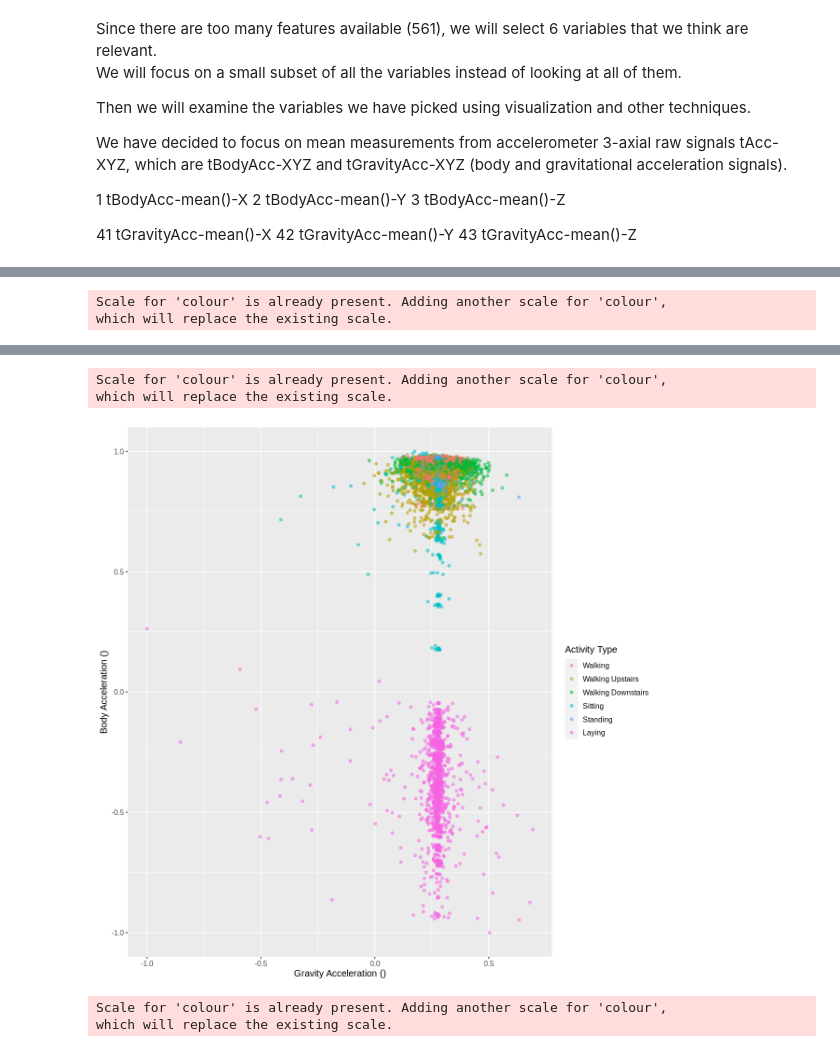
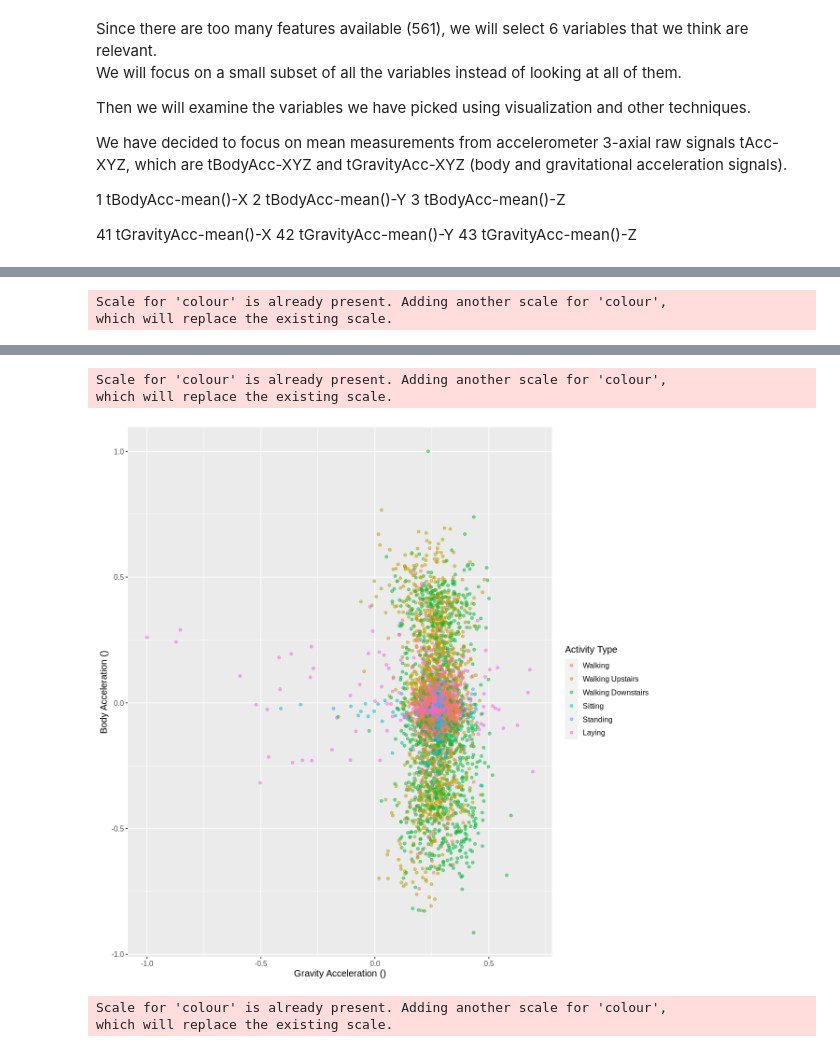
Before and after one commit to eleahj/dsci_project, a Jupyter notebook: human_activities.ipynb, the cells around one changed output, grey strips where cells are left out. Drawn from its saved outputs; the diff is of its cells as text; code cells hidden in the pictures.

```diff
--- a/human_activities.ipynb
+++ b/human_activities.ipynb
@@ -199,8 +217,8 @@ We have decided to focus on mean measurements from accelerometer 3-axial raw sig
 43 tGravityAcc-mean()-Z
 # %%
 training_subset <- activity_train %>%
-    select(tBodyAcc_mean_X, tBodyAcc_mean_Y, tBodyAcc_mean_Z, tGravityAcc_mean_X, tGravityAcc_mean_Y, tGravityAcc_mean_Z, activity_label) %>%
-    mutate(across(tBodyAcc_mean_X:tGravityAcc_mean_Z,as.numeric))
+    select(tBodyAcc_mean_X, tBodyAcc_mean_Y, tBodyAcc_mean_Z, tBodyGyro_mean_X, tBodyGyro_mean_Y, tBodyGyro_mean_Z, activity_label) %>%
+    mutate(across(tBodyAcc_mean_X:tBodyGyro_mean_Z,as.numeric))
 training_subset
 # %% [output]
 A tibble: 7726 × 7
@@ -314,41 +332,41 @@ library(RColorBrewer)
 display.brewer.all(colorblindFriendly = TRUE)
 
 body_gravity_x <- training_subset %>%
-  ggplot(aes(x = tBodyAcc_mean_X, y = tGravityAcc_mean_X, color = activity_label)) +
+  ggplot(aes(x = tBodyAcc_mean_X, y = tBodyGyro_mean_X, color = activity_label)) +
   geom_point(alpha = 0.5) +
   labs(x = "Gravity Acceleration ()", y = "Body Acceleration ()", color = "Activity Type") +
 scale_color_brewer(palette = "Set2") +
   scale_color_discrete(labels = c("Walking", "Walking Upstairs", "Walking Downstairs", "Sitting", "Standing", "Laying")) +
   theme(text = element_text(size = 12))
-#scale_x_log10(labels = comma) +
- # scale_y_log10(labels = comma)
+# scale_x_log10(labels = comma) +
+#  scale_y_log10(labels = comma)
 
 body_gravity_x
 
 
 body_gravity_y <- training_subset %>%
-  ggplot(aes(x = tBodyAcc_mean_Y, y = tGravityAcc_mean_Y, color = activity_label)) +
+  ggplot(aes(x = tBodyAcc_mean_Y, y = tBodyGyro_mean_Y, color = activity_label)) +
   geom_point(alpha = 0.5) +
   labs(x = "Gravity Acceleration ()", y = "Body Acceleration ()", color = "Activity Type") +
 scale_color_brewer(palette = "Set2") +
   scale_color_discrete(labels = c("Walking", "Walking Upstairs", "Walking Downstairs", "Sitting", "Standing", "Laying")) +
   theme(text = element_text(size = 12))
 body_gravity_y
 
 body_gravity_z <- training_subset %>%
-  ggplot(aes(x = tBodyAcc_mean_Z, y = tGravityAcc_mean_Z, color = activity_label)) +
+  ggplot(aes(x = tBodyAcc_mean_Z, y = tBodyGyro_mean_Z, color = activity_label)) +
   geom_point(alpha = 0.5) +
   labs(x = "Gravity Acceleration ()", y = "Body Acceleration ()", color = "Activity Type") +
 scale_color_brewer(palette = "Set2") +
   scale_color_discrete(labels = c("Walking", "Walking Upstairs", "Walking Downstairs", "Sitting", "Standing", "Laying")) +
   theme(text = element_text(size = 12))
 body_gravity_z
 # %% [output]
 Scale for 'colour' is already present. Adding another scale for 'colour',
 which will replace the existing scale.
 [figure]
 Scale for 'colour' is already present. Adding another scale for 'colour',
 which will replace the existing scale.
-[figure, old version]
+[figure, new version]
 Scale for 'colour' is already present. Adding another scale for 'colour',
 which will replace the existing scale.
```
Also changed, not shown: parts of 4 cells of this notebook.
